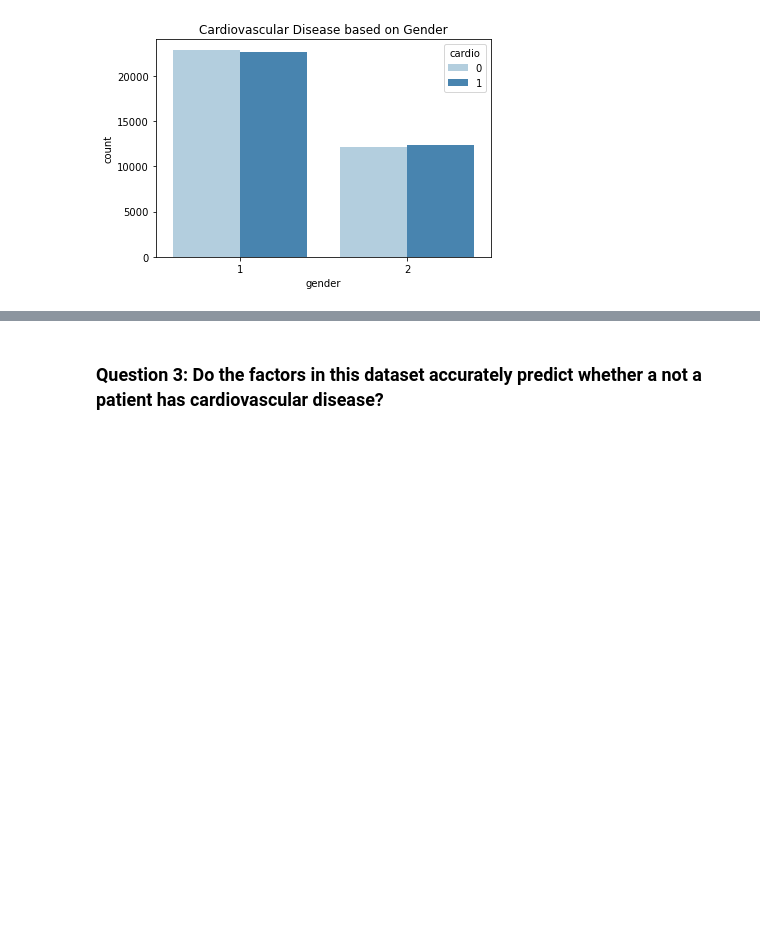
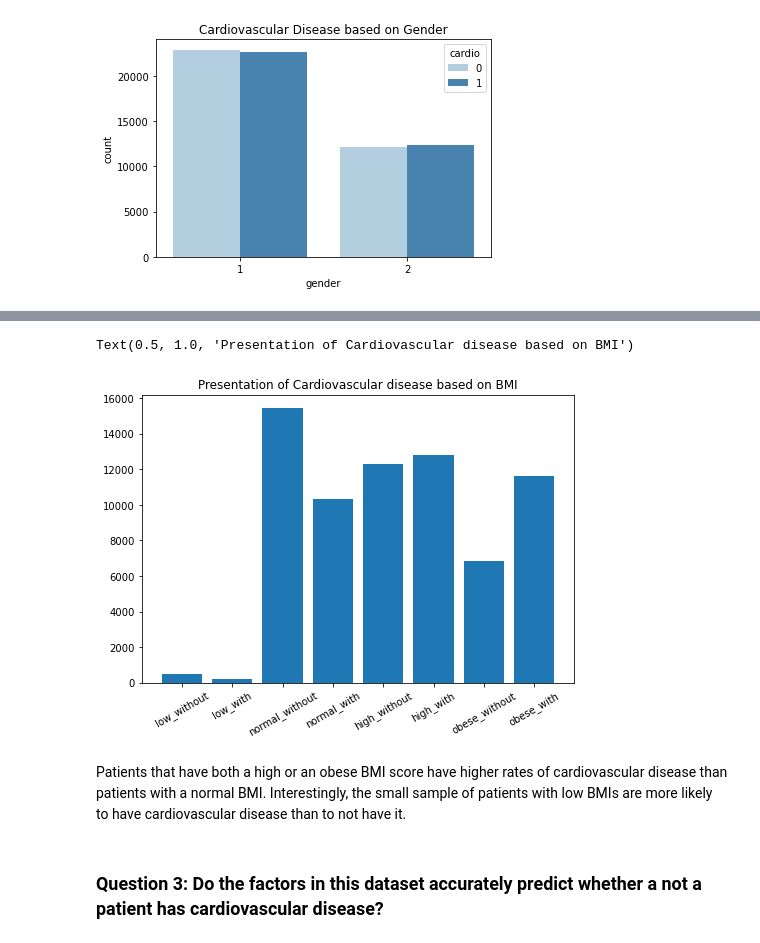
Before and after one commit to robynehoover/CardiovascularDataAnalysis, a Jupyter notebook: Project1.ipynb, the cells around one changed output, grey strips where cells are left out. Cells and saved outputs as stored; diff of their text form; code cells hidden in the pictures; blank space fills up the shorter version.

```diff
--- a/Project1.ipynb
+++ b/Project1.ipynb
@@ -160,3 +188,17 @@ These plots show a cluster trend in blood pressures. The trendline in the scatte
+# %%
+fig = plt.figure()
+ax = fig.add_axes([0,0,1,1])
+BMI_categories = ['low_without', 'low_with', 'normal_without', 'normal_with', 'high_without', 'high_with',
+                  'obese_without', 'obese_with']
+counts = [468,182,15440,10350,12290,12796,6823,11651]
+ax.bar(BMI_categories, counts)
+plt.xticks(rotation=30)
+plt.title('Presentation of Cardiovascular disease based on BMI')
+# %% [output]
+Text(0.5, 1.0, 'Presentation of Cardiovascular disease based on BMI')
+[figure, added]
+# %% [markdown]
+Patients that have both a high or an obese BMI score have higher rates of cardiovascular disease than patients with a normal BMI. Interestingly, the small sample of patients with low BMIs are more likely to have cardiovascular disease than to not have it.
 # %% [markdown]
 ### Question 3: Do the factors in this dataset accurately predict whether a not a patient has cardiovascular disease?
 # %%
```
Also changed, not shown: parts of 16 cells of this notebook, 1 other file.
